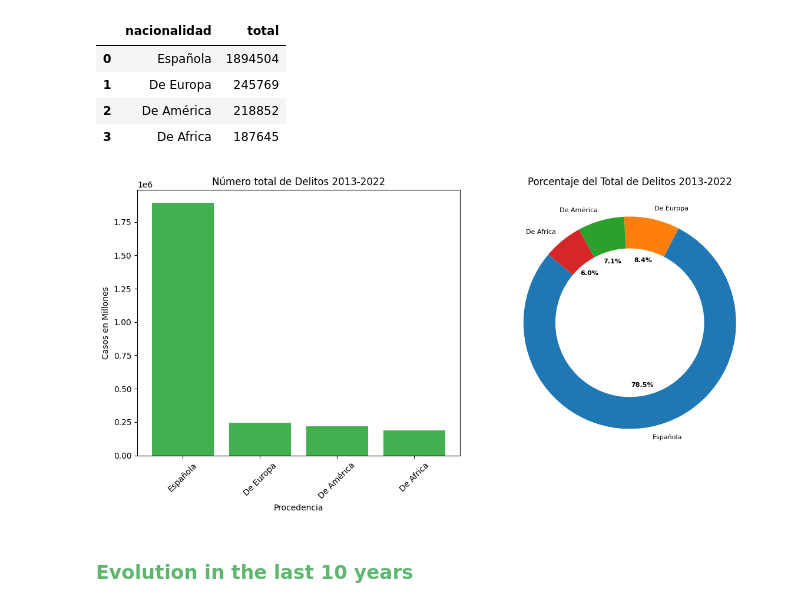
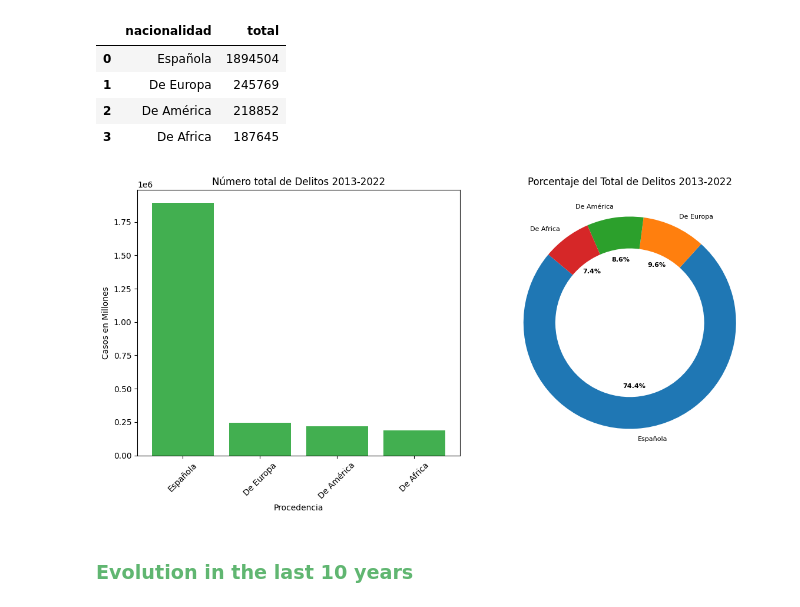
Before and after one commit to TonioDominguez/spanish_crimes_per_nacionality, a Jupyter notebook: Crime in Spain v1.ipynb, the cells around one changed output. Drawn from its saved outputs; the diff is of its cells as text; code cells hidden in the pictures.

```diff
--- a/Crime in Spain v1.ipynb
+++ b/Crime in Spain v1.ipynb
@@ -996,24 +996,24 @@ df_general
 # %%
 fig, axes = plt.subplots(1, 2, figsize=(12, 6))
 
 axes[0].bar(df_general["nacionalidad"], df_general["total"], color="#42af50")
 axes[0].set_xlabel("Procedencia")
 axes[0].set_ylabel("Casos en Millones")
 axes[0].set_title("Número total de Delitos 2013-2022")
 axes[0].tick_params(axis='x', rotation=45)
 
 df_general["porcentaje"] = round(df_general["total"] / df_general["total"].sum() * 100, 2)
 
-wedges, texts, autotexts = axes[1].pie(homicidios_general["porcentaje"], labels=homicidios_general["nacionalidad"],
+wedges, texts, autotexts = axes[1].pie(df_general["porcentaje"], labels=homicidios_general["nacionalidad"],
                                        autopct="%1.1f%%", startangle=140, wedgeprops=dict(width=0.3))
 plt.setp(autotexts, size=8, weight="bold")
 plt.setp(texts, size=8)
 axes[1].set_title("Porcentaje del Total de Delitos 2013-2022")
 
 plt.tight_layout()
 plt.show()
 # %% [output]
-[figure, old version]
+[figure, new version]
 # %% [markdown]
 <h3 style="color: #60b671;">Evolution in the last 10 years</h3>
 # %%
```
Also changed, not shown: parts of 2 cells of this notebook, 2 other files.
